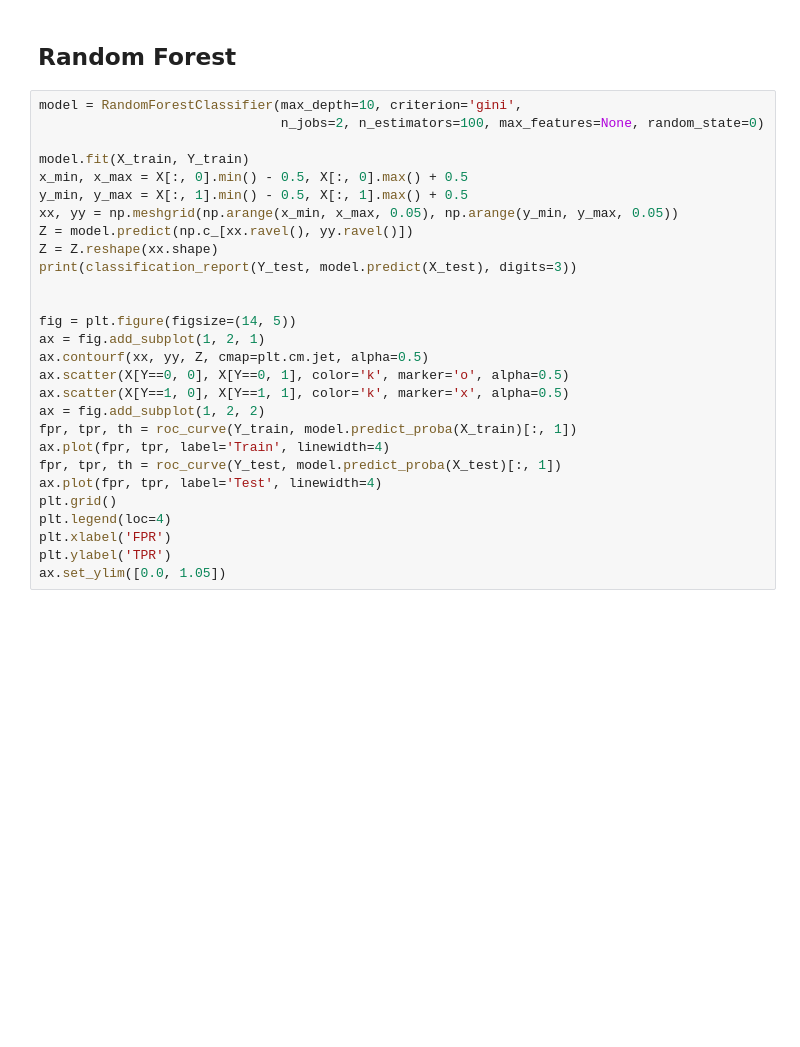
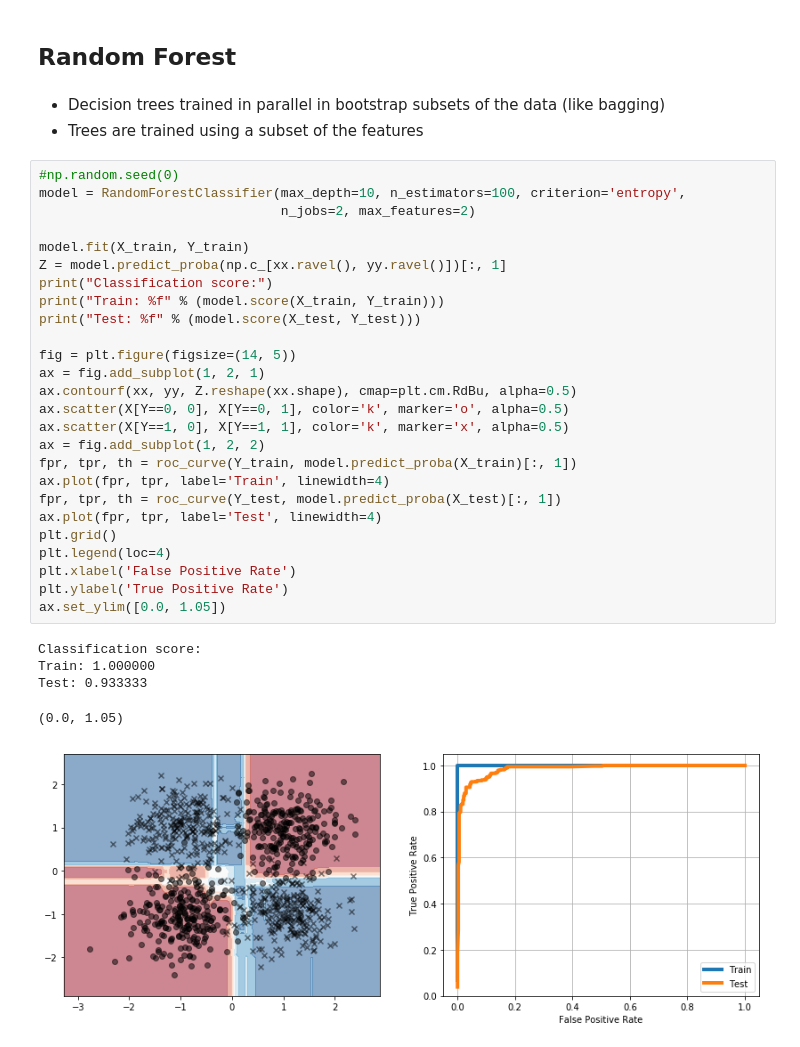
Before and after one commit to phuijse/courses_notebooks, a Jupyter notebook: notebooks/decision_trees_bagging.ipynb, the cells around one changed output. Cells and saved outputs as stored; diff of their text form; blank space fills up the shorter version.

```diff
--- a/notebooks/decision_trees_bagging.ipynb
+++ b/notebooks/decision_trees_bagging.ipynb
@@ -82,30 +84,37 @@ ax.set_ylim([0.0, 1.05])
 # %% [markdown]
 ## Random Forest
+# %% [markdown]
+- Decision trees trained in parallel in bootstrap subsets of the data (like bagging)
+- Trees are trained using a subset of the features
 # %%
-model = RandomForestClassifier(max_depth=10, criterion='gini',
-                               n_jobs=2, n_estimators=100, max_features=None, random_state=0)
+#np.random.seed(0)
+model = RandomForestClassifier(max_depth=10, n_estimators=100, criterion='entropy',
+                               n_jobs=2, max_features=2)
 
 model.fit(X_train, Y_train)
-x_min, x_max = X[:, 0].min() - 0.5, X[:, 0].max() + 0.5
-y_min, y_max = X[:, 1].min() - 0.5, X[:, 1].max() + 0.5
-xx, yy = np.meshgrid(np.arange(x_min, x_max, 0.05), np.arange(y_min, y_max, 0.05))
-Z = model.predict(np.c_[xx.ravel(), yy.ravel()])
-Z = Z.reshape(xx.shape)
-print(classification_report(Y_test, model.predict(X_test), digits=3))
-
+Z = model.predict_proba(np.c_[xx.ravel(), yy.ravel()])[:, 1]
+print("Classification score:")
+print("Train: %f" % (model.score(X_train, Y_train)))
+print("Test: %f" % (model.score(X_test, Y_test)))
 
 fig = plt.figure(figsize=(14, 5))
 ax = fig.add_subplot(1, 2, 1)
-ax.contourf(xx, yy, Z, cmap=plt.cm.jet, alpha=0.5)
+ax.contourf(xx, yy, Z.reshape(xx.shape), cmap=plt.cm.RdBu, alpha=0.5)
 ax.scatter(X[Y==0, 0], X[Y==0, 1], color='k', marker='o', alpha=0.5)
 ax.scatter(X[Y==1, 0], X[Y==1, 1], color='k', marker='x', alpha=0.5)
 ax = fig.add_subplot(1, 2, 2)
 fpr, tpr, th = roc_curve(Y_train, model.predict_proba(X_train)[:, 1])
 ax.plot(fpr, tpr, label='Train', linewidth=4)
 fpr, tpr, th = roc_curve(Y_test, model.predict_proba(X_test)[:, 1])
 ax.plot(fpr, tpr, label='Test', linewidth=4)
 plt.grid()
 plt.legend(loc=4)
-plt.xlabel('FPR')
-plt.ylabel('TPR')
+plt.xlabel('False Positive Rate')
+plt.ylabel('True Positive Rate')
 ax.set_ylim([0.0, 1.05])
+# %% [output]
+Classification score:
+Train: 1.000000
+Test: 0.933333
+(0.0, 1.05)
+[figure, added]
```
Also changed, not shown: parts of 7 cells of this notebook, 3 other files.
